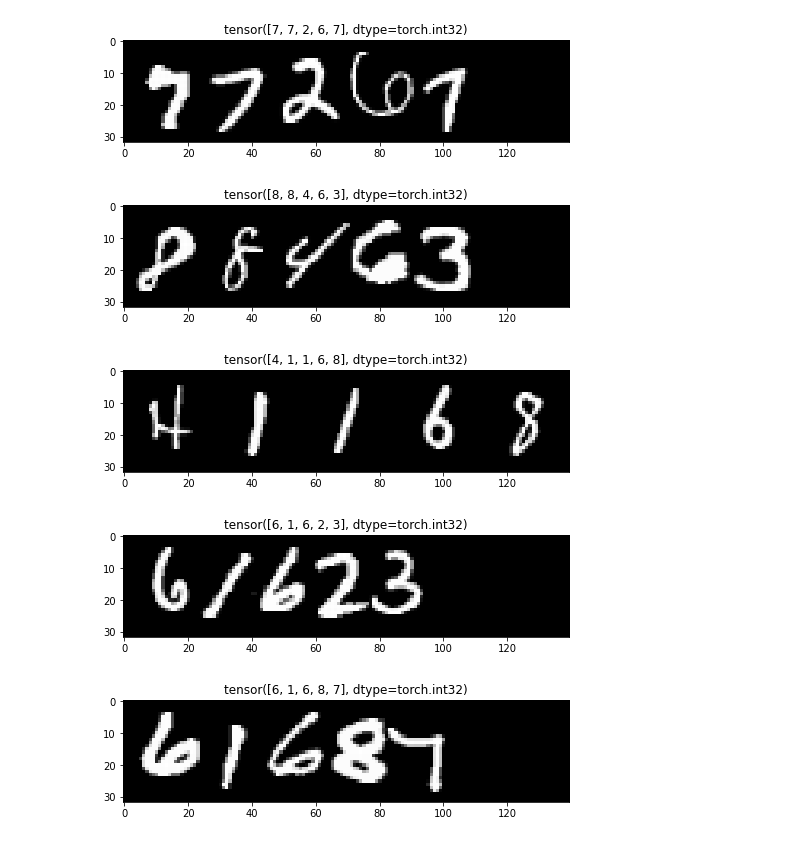
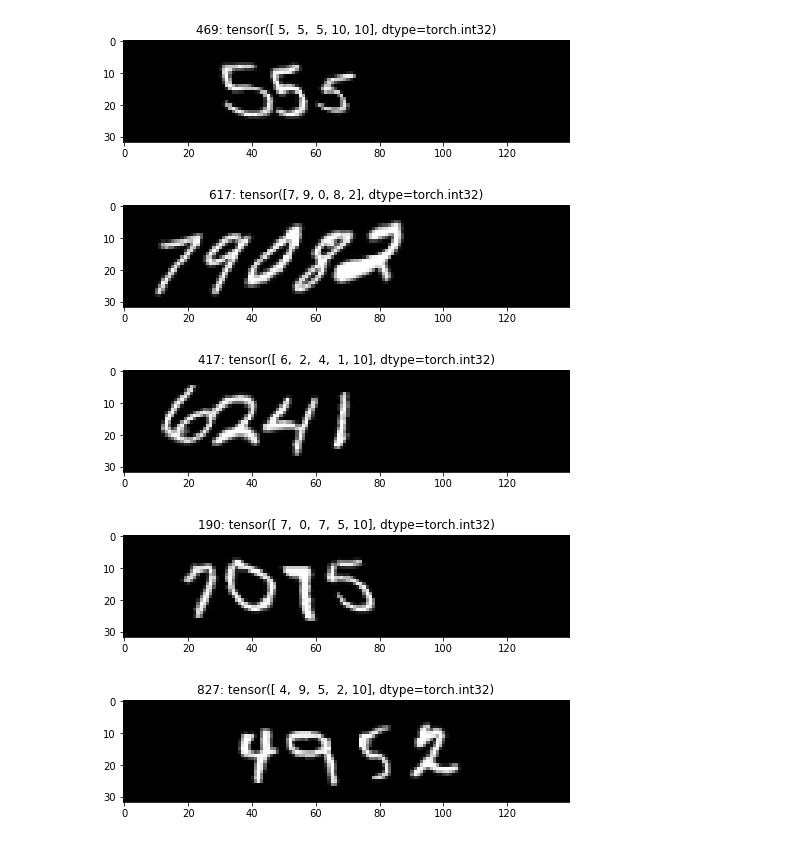
Before and after one commit to kingyiusuen/handwritten-multi-digit-number-recognition, a Jupyter notebook: notebooks/look_at_multi_digit_mnist.ipynb, the cells around one changed output. Cells and saved outputs as stored; diff of their text form; code cells hidden in the pictures.

```diff
--- a/notebooks/look_at_multi_digit_mnist.ipynb
+++ b/notebooks/look_at_multi_digit_mnist.ipynb
@@ -12,15 +18,15 @@ multi_digit_mnist.setup()
 # %%
-dataset = multi_digit_mnist.dataset["val"]
+dataset = multi_digit_mnist.dataset["train"]
 # %%
 for i in range(5):
     plt.figure(figsize=(8, 8))
     rand_idx = random.randint(0, len(dataset) - 1)
     image, label = dataset[rand_idx]
-    plt.title(label)
+    plt.title(f"{rand_idx}: {label}")
     plt.imshow(image.squeeze(), cmap="gray")
 # %% [output]
-[figure, old version]
+[figure, new version]
-[figure, old version]
+[figure, new version]
-[figure, old version]
+[figure, new version]
-[figure, old version]
+[figure, new version]
-[figure, old version]
+[figure, new version]
```
Also changed, not shown: parts of 1 cell of this notebook, 3 other files.
